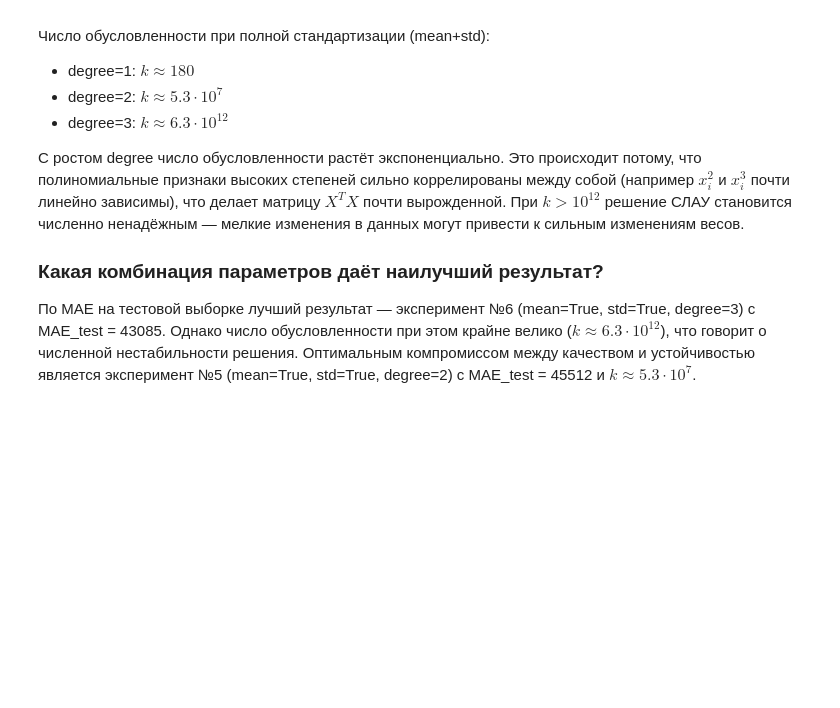
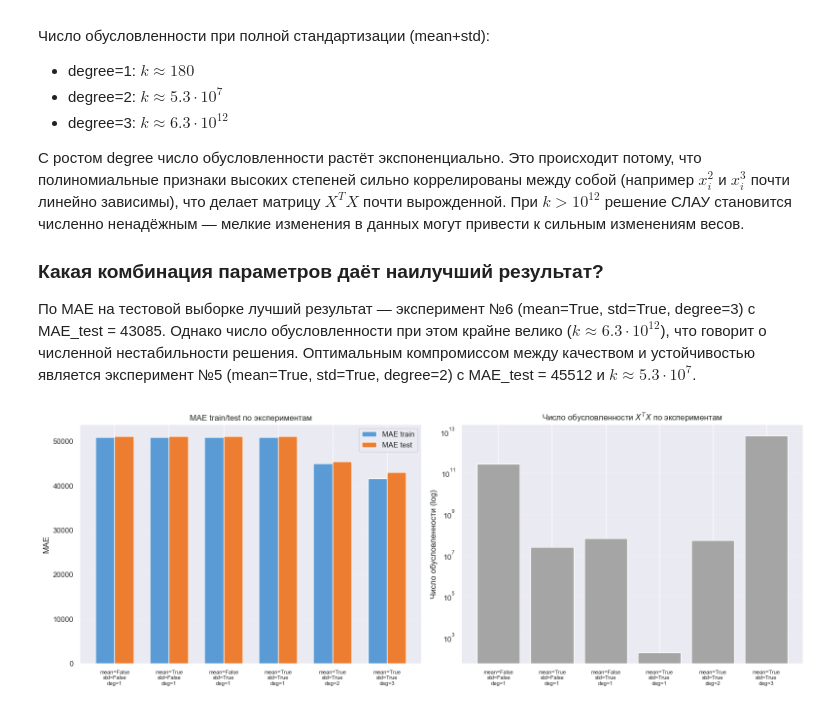
Before and after one commit to EgorAndrik/numerical-analysis-labs, a Jupyter notebook: CVW1.ipynb, the cells around one changed output. Cells and saved outputs as stored; diff of their text form; code cells hidden in the pictures; blank space fills up the shorter version.

```diff
--- a/CVW1.ipynb
+++ b/CVW1.ipynb
@@ -538,6 +538,9 @@ cond = np.linalg.cond(XTX)
 print(f"Число обусловленности X^T X: {cond}")
 # %% [output]
 Число обусловленности X^T X: 2.1344500551199236e+19
+# %%
+# Сохраняем результаты каждого эксперимента для графиков
+all_results = []
 # %% [markdown]
 # №1
 | № | StandardScaler |  | Poly |
@@ -924,6 +992,19 @@ XTX = X_train_scaled.T @ X_train_scaled
 # Число обусловленности
 cond = np.linalg.cond(XTX)
 print(f"Число обусловленности X^T X: {cond}")
+
+# Сохраняем результаты
+mae_tr = mean_absolute_error(Y_train, lr_lstsq.predict(X_train_scaled))
+mae_te = mean_absolute_error(Y_valid, lr_lstsq.predict(X_valid_scaled))
+all_results.append({
+    '№': '6',
+    'mean': True,
+    'std': True,
+    'degree': 3,
+    'MAE_train': round(mae_tr, 4),
+    'MAE_test': round(mae_te, 4),
+    'cond': cond,
+})
 # %% [output]
 Число обусловленности X^T X: 6323926982886.163
 # %% [markdown]
@@ -985,3 +1066,33 @@ PolynomialFeatures добавляет нелинейные комбинации
 ### Какая комбинация параметров даёт наилучший результат?
 
 По MAE на тестовой выборке лучший результат — эксперимент №6 (mean=True, std=True, degree=3) с MAE_test = 43085. Однако число обусловленности при этом крайне велико ($k \approx 6.3 \cdot 10^{12}$), что говорит о численной нестабильности решения. Оптимальным компромиссом между качеством и устойчивостью является эксперимент №5 (mean=True, std=True, degree=2) с MAE_test = 45512 и $k \approx 5.3 \cdot 10^{7}$.
+# %%
+results_df = pd.DataFrame(all_results)
+
+fig, axes = plt.subplots(1, 2, figsize=(16, 6))
+
+labels = [f"mean={r['mean']}\nstd={r['std']}\ndeg={r['degree']}" for r in all_results]
+x = np.arange(len(all_results))
+width = 0.35
+
+axes[0].bar(x - width/2, results_df['MAE_train'], width, label='MAE train', color='#5B9BD5')
+axes[0].bar(x + width/2, results_df['MAE_test'], width, label='MAE test', color='#ED7D31')
+axes[0].set_xticks(x)
+axes[0].set_xticklabels(labels, fontsize=8)
+axes[0].set_ylabel('MAE')
+axes[0].set_title('MAE train/test по экспериментам')
+axes[0].legend()
+axes[0].grid(axis='y', alpha=0.3)
+
+axes[1].bar(x, results_df['cond'], color='#A5A5A5')
+axes[1].set_yscale('log')
+axes[1].set_xticks(x)
+axes[1].set_xticklabels(labels, fontsize=8)
+axes[1].set_ylabel('Число обусловленности (log)')
+axes[1].set_title('Число обусловленности $X^TX$ по экспериментам')
+axes[1].grid(axis='y', alpha=0.3)
+
+plt.tight_layout()
+plt.show()
+# %% [output]
+[figure, added]
```
Also changed, not shown: parts of 8 cells of this notebook.
